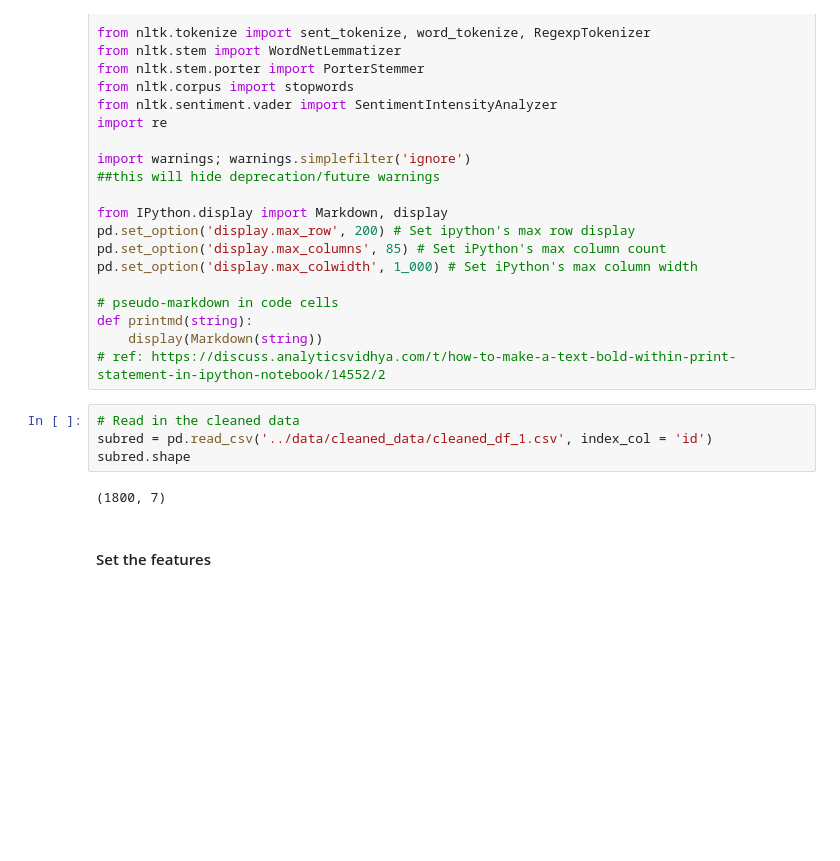
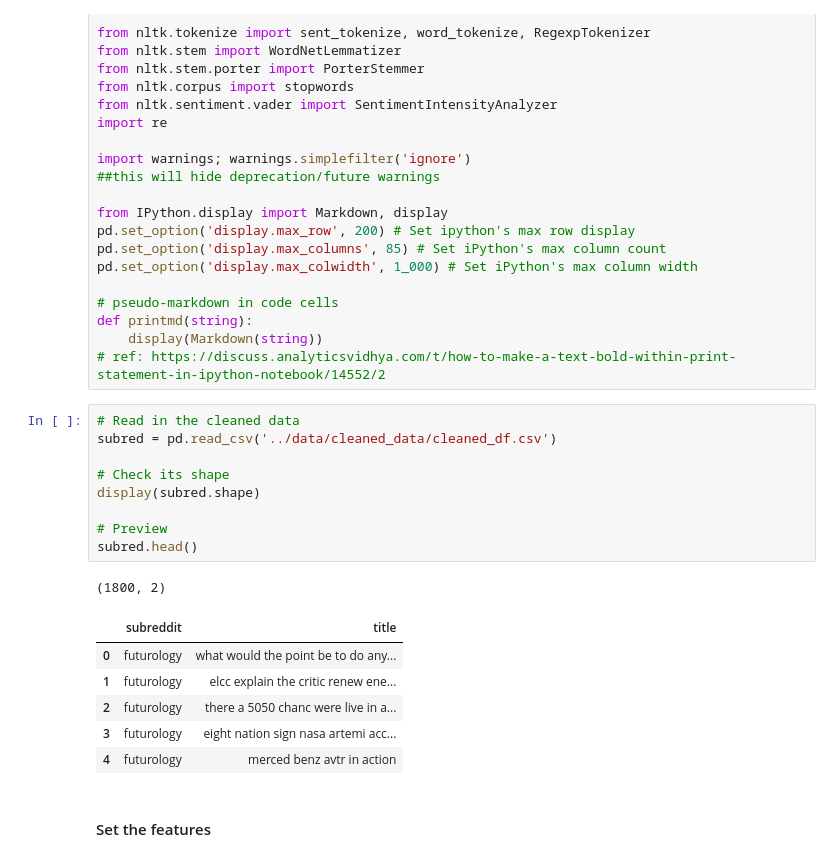
Before and after one commit to abishop17/plausible_utopia_nlp_classification_modeling, a Jupyter notebook: code/Project 3 - #2 of 3 (Models) - Plausible Utopia -- Classification Modeling on Subreddits.ipynb, the cells around one changed output. Cells and saved outputs as stored; diff of their text form; blank space fills up the shorter version.

```diff
--- a/code/Project 3 - #2 of 3 (Models) - Plausible Utopia -- Classification Modeling on Subreddits.ipynb
+++ b/code/Project 3 - #2 of 3 (Models) - Plausible Utopia -- Classification Modeling on Subreddits.ipynb
@@ -48,10 +48,21 @@ def printmd(string):
 # ref: https://discuss.analyticsvidhya.com/t/how-to-make-a-text-bold-within-print-statement-in-ipython-notebook/14552/2
 # %%
 # Read in the cleaned data
-subred = pd.read_csv('../data/cleaned_data/cleaned_df_1.csv', index_col = 'id')
-subred.shape
+subred = pd.read_csv('../data/cleaned_data/cleaned_df.csv')
+
+# Check its shape
+display(subred.shape)
+
+# Preview
+subred.head()
 # %% [output]
-(1800, 7)
+(1800, 2)
+|  | subreddit | title |
+| 0 | futurology | what would the point be to do any... |
+| 1 | futurology | elcc explain the critic renew ene... |
+| 2 | futurology | there a 5050 chanc were live in a... |
+| 3 | futurology | eight nation sign nasa artemi acc... |
+| 4 | futurology | merced benz avtr in action |
 # %% [markdown]
 #### Set the features
 # %%
```
Also changed, not shown: parts of 11 cells of this notebook, 3 other files.
